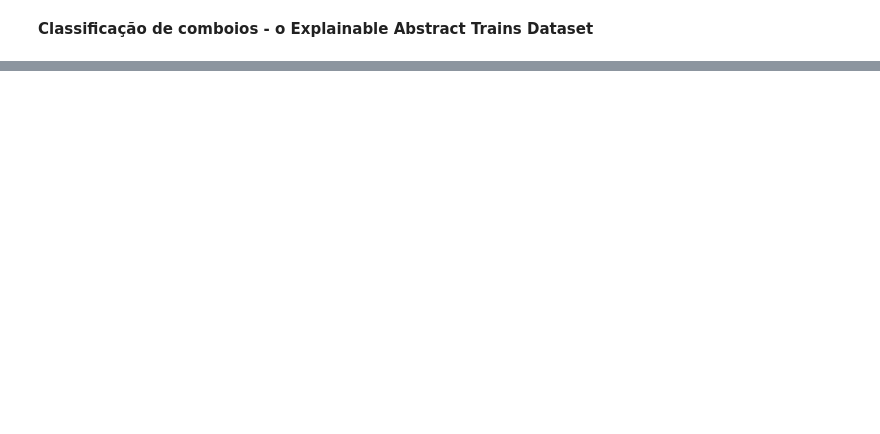
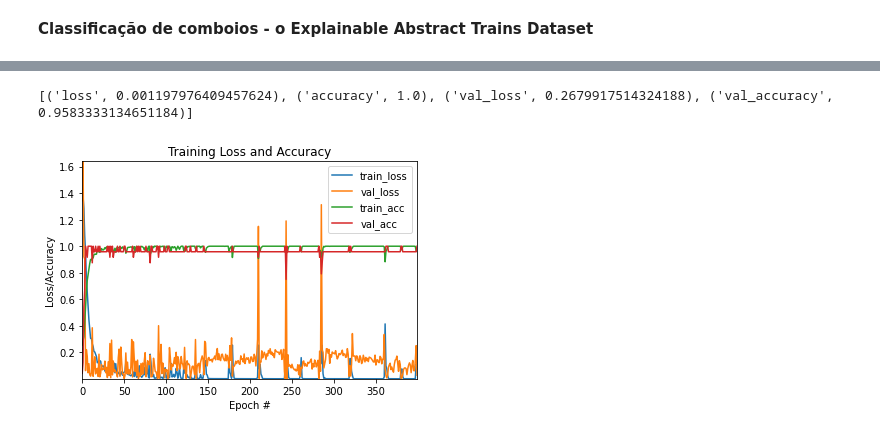
Before and after one commit to brun0vieira/IA-labs, a Jupyter notebook: labwork7/tp7_4.ipynb, the cells around one changed output, grey strips where cells are left out. Saved outputs shown, nothing was run; the diff lists cells and outputs as text; code cells hidden in the pictures; blank space fills up the shorter version.

```diff
--- a/labwork7/tp7_4.ipynb
+++ b/labwork7/tp7_4.ipynb
@@ -14,0 +54,20 @@ Mounted at /content/drive
+# %%
+def _preprocess_images(images):
+  # Scale the raw pixel intesities to the range [-1,1]
+  images = images / 127.5 # 255/2
+  images = images - 1.0
+  images.astype(np.float32)
+  return images
+
+# Start by loading the training dataset
+# The dataset is made of pictures and their labels (EmptyTrain, HalfFullTrain, FullTrain, OverloadedTrain)
+training_data_labels_frame = pd.read_csv('training_trains_labels.csv')
+data_labels = training_data_labels_frame.columns.values[1:]
+training_data_labels = training_data_labels_frame[data_labels].to_numpy()
+original_training_data_images = np.load('training_images.npz')['images']
+training_data_images = _preprocess_images(original_training_data_images)
+
+# Load the validation dataset
+validation_data_labels_frame = pd.read_csv('validation_trains_labels.csv')
+validation_data_labels = validation_data_labels_frame[data_labels].to_numpy()
+validation_data_images = _preprocess_images(np.load('validation_images.npz')['images'])
@@ -14,0 +121,10 @@ Mounted at /content/drive
+# %%
+keras.backend.clear_session()
+model = keras.Sequential([
+  keras.layers.Flatten(),
+  keras.layers.Dense(10,activation='relu'),
+  keras.layers.Dense(4,activation='softmax')
+])
+
+model.compile(loss='categorical_crossentropy', optimizer='adam', metrics=['accuracy'])
+hist = model.fit(training_data_images,training_data_labels,validation_split=0.02,epochs=400,batch_size=16)
@@ -14,0 +149,8 @@ Mounted at /content/drive
+# %%
+print_loss_acc(hist)
+# %% [output]
+[('loss', 0.001197976409457624), ('accuracy', 1.0), ('val_loss', 0.2679917514324188), ('val_accuracy', 0.9583333134651184)]
+# %%
+plot_loss_acc(hist)
+# %% [output]
+[figure, added]
```
Also changed, not shown: parts of 20 cells of this notebook.
